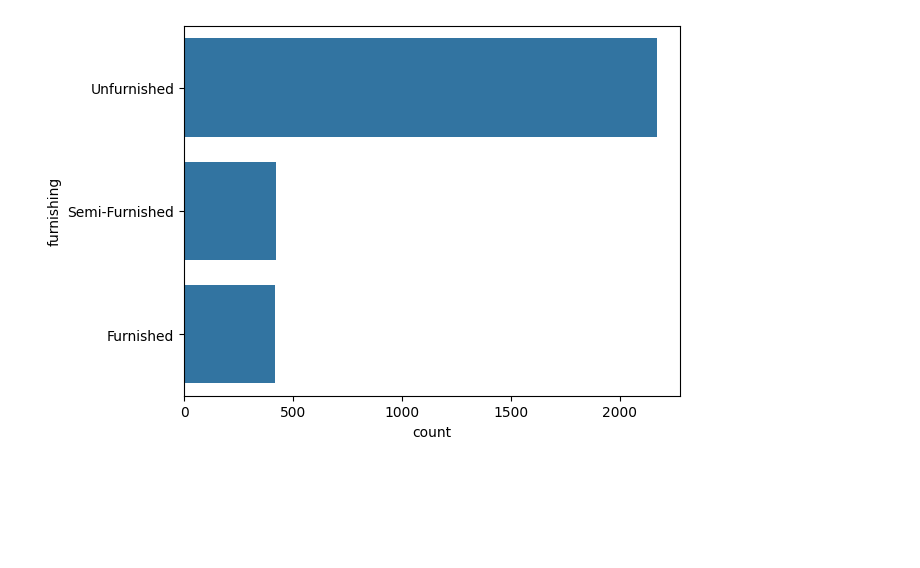
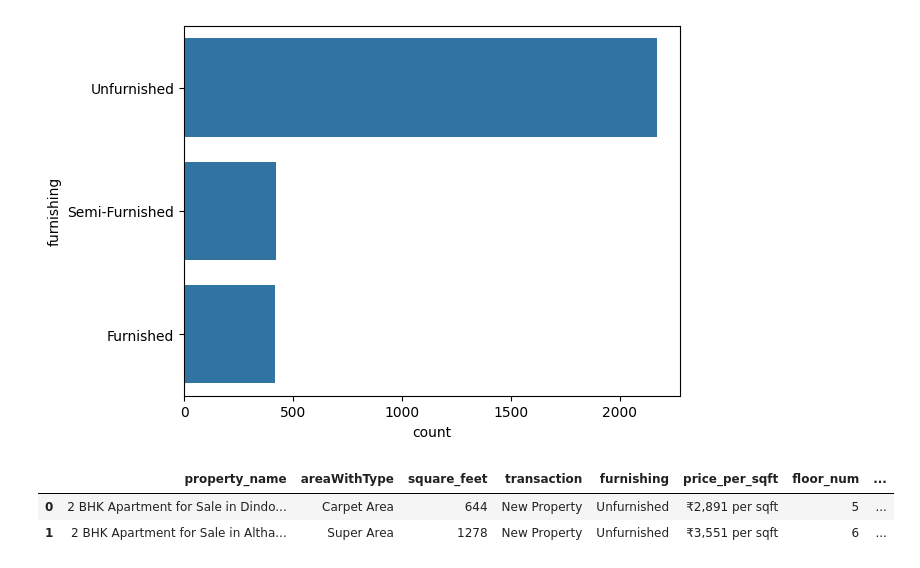
Before and after one commit to TalJa1/dc_practice, a Jupyter notebook: learning/EDA.ipynb, the cells around one changed output. Saved outputs shown, nothing was run; the diff lists cells and outputs as text; code cells hidden in the pictures; blank space fills up the shorter version.

```diff
--- a/learning/EDA.ipynb
+++ b/learning/EDA.ipynb
@@ -258,5 +254,8 @@ plt.show()
 # %% [output]
 [figure]
 # %%
-# Q1: clean price_per_sqft to make it consume for analysis
-# Q2: analyse price_per_sqft using histplot and scatter with price of the house
+df.head(2)
+# %% [output]
+|  | property_name | areaWithType | square_feet | transaction | furnishing | price_per_sqft | floor_num | ... |
+| 0 | 2 BHK Apartment for Sale in Dindo... | Carpet Area | 644 | New Property | Unfurnished | ₹2,891 per sqft | 5 | ... |
+| 1 | 2 BHK Apartment for Sale in Altha... | Super Area | 1278 | New Property | Unfurnished | ₹3,551 per sqft | 6 | ... |
```
Also changed, not shown: parts of 7 cells of this notebook.
